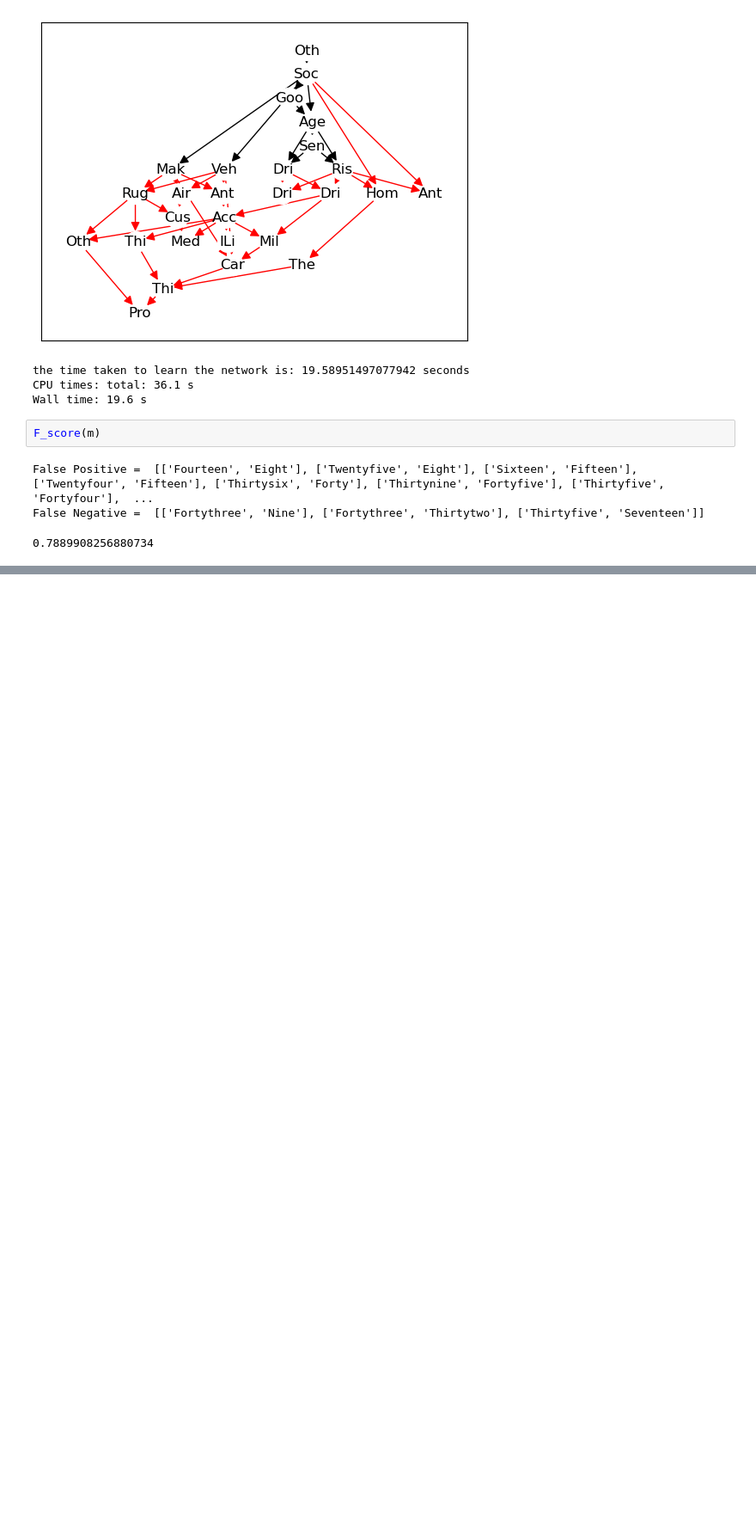
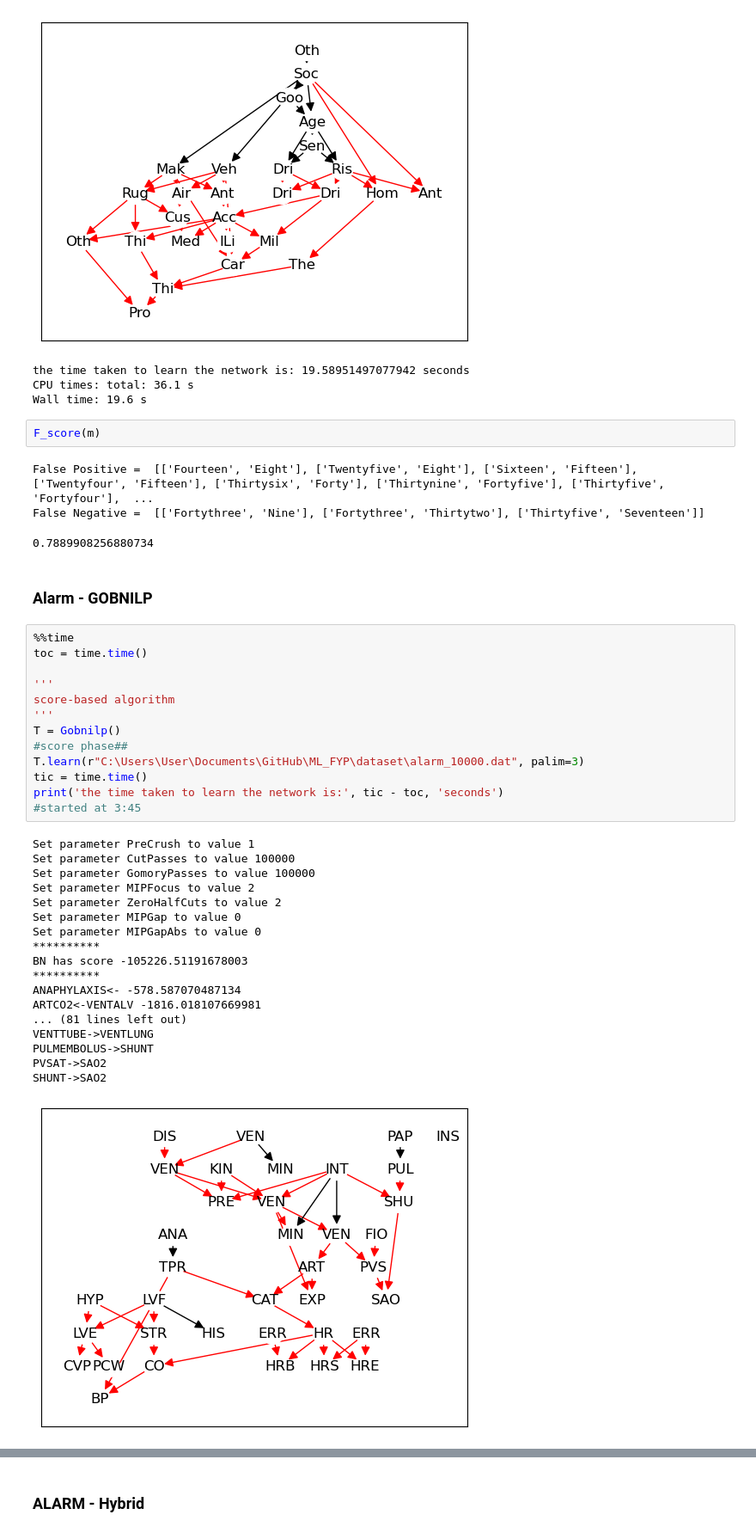
Before and after one commit to Elicit3495/ML_FYP, a Jupyter notebook: PC_SL.ipynb, the cells around one changed output, grey strips where cells are left out. Shown at 86% size. Cells and saved outputs as stored; diff of their text form; blank space fills up the shorter version.

```diff
--- a/PC_SL.ipynb
+++ b/PC_SL.ipynb
@@ -191,3 +191,37 @@ F_score(m)
 False Positive =  [['Fourteen', 'Eight'], ['Twentyfive', 'Eight'], ['Sixteen', 'Fifteen'], ['Twentyfour', 'Fifteen'], ['Thirtysix', 'Forty'], ['Thirtynine', 'Fortyfive'], ['Thirtyfive', 'Fortyfour'],  ...
 False Negative =  [['Fortythree', 'Nine'], ['Fortythree', 'Thirtytwo'], ['Thirtyfive', 'Seventeen']]
 0.7889908256880734
+# %% [markdown]
+### Alarm - GOBNILP
+# %%
+%%time
+toc = time.time()
+
+'''
+score-based algorithm
+'''
+T = Gobnilp()
+#score phase##
+T.learn(r"C:\Users\User\Documents\GitHub\ML_FYP\dataset\alarm_10000.dat", palim=3)
+tic = time.time()
+print('the time taken to learn the network is:', tic - toc, 'seconds')
+#started at 3:45
+# %% [output]
+Set parameter PreCrush to value 1
+Set parameter CutPasses to value 100000
+Set parameter GomoryPasses to value 100000
+Set parameter MIPFocus to value 2
+Set parameter ZeroHalfCuts to value 2
+Set parameter MIPGap to value 0
+Set parameter MIPGapAbs to value 0
+**********
+BN has score -105226.51191678003
+**********
+ANAPHYLAXIS<- -578.587070487134
+ARTCO2<-VENTALV -1816.018107669981
+... (81 lines left out)
+VENTTUBE->VENTLUNG
+PULMEMBOLUS->SHUNT
+PVSAT->SAO2
+SHUNT->SAO2
+[figure, added]
@@ -193,0 +231,2 @@ False Negative =  [['Fortythree', 'Nine'], ['Fortythree', 'Thirtytwo'], ['Thirty
+# %% [markdown]
+### ALARM - Hybrid
```
Also changed, not shown: parts of 16 cells of this notebook, 2 other files.
